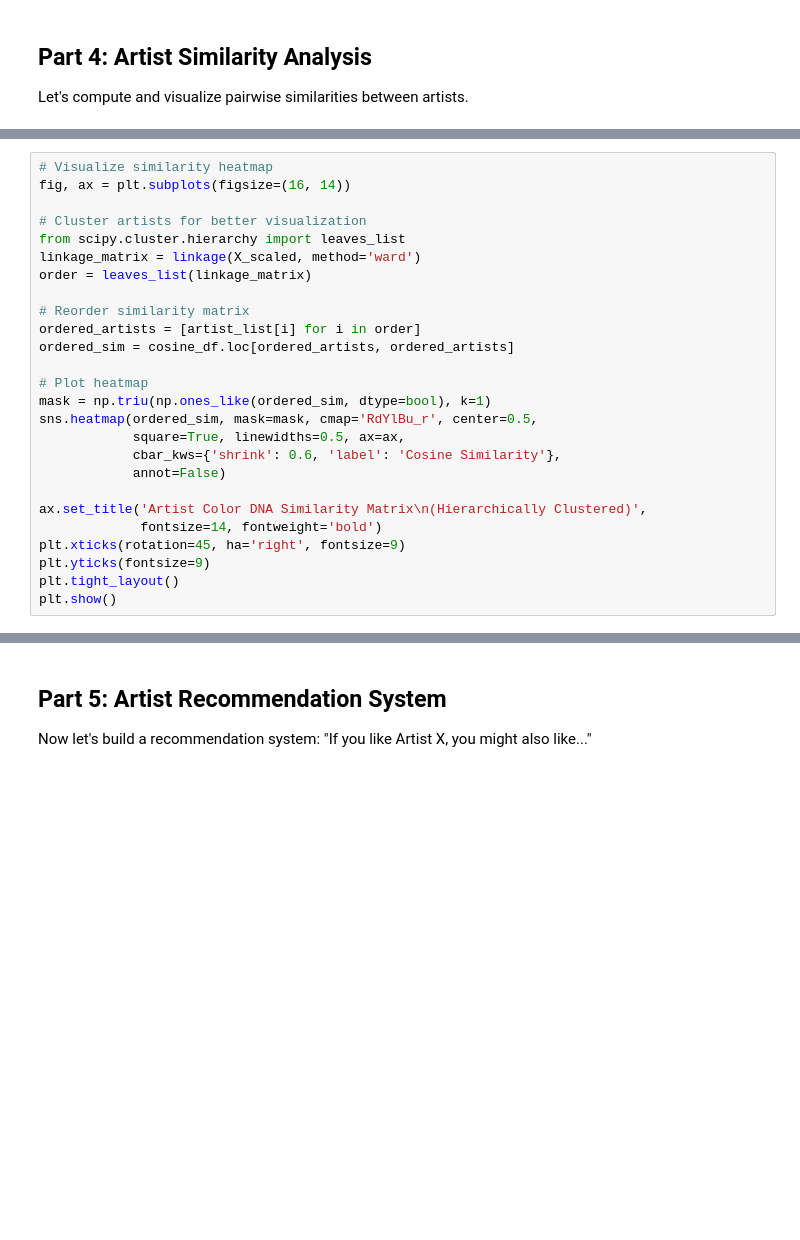
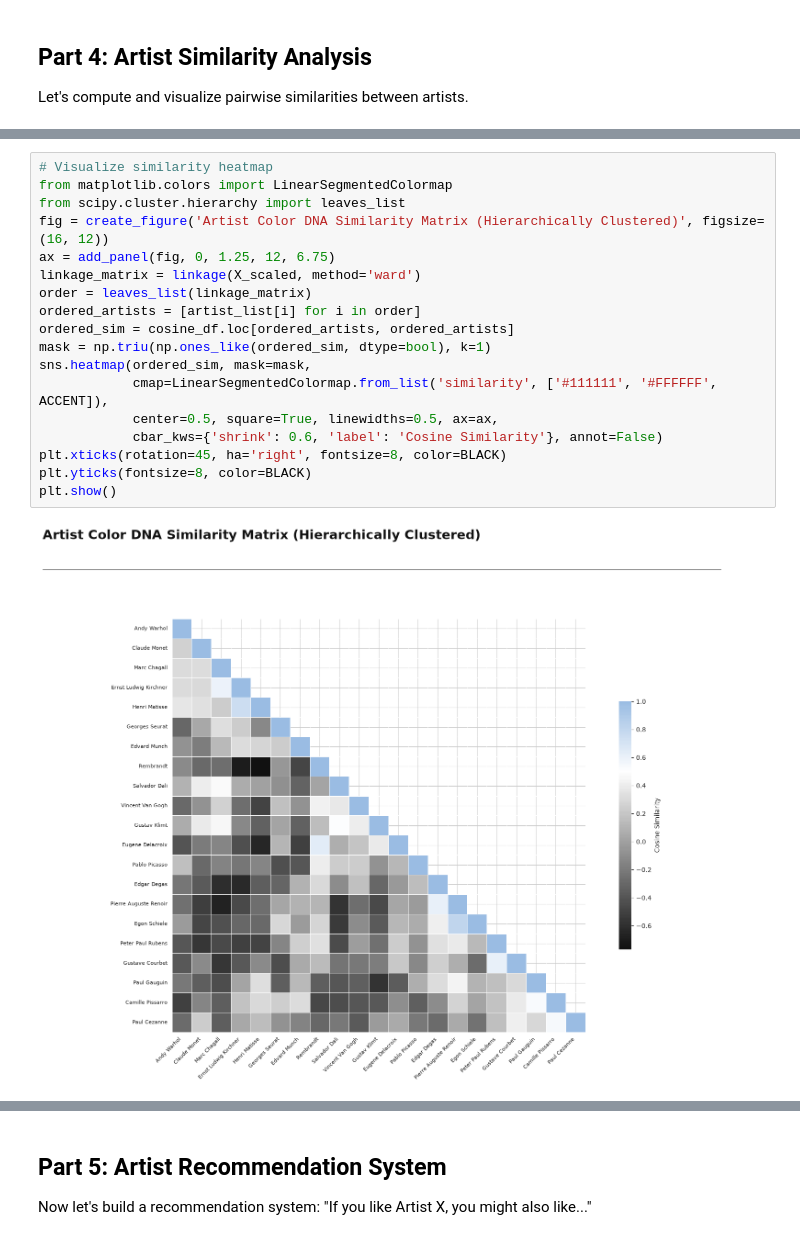
Before and after one commit to MichailSemoglou/renoir, a Jupyter notebook: examples/color_analysis/14_artist_color_dna.ipynb, the cells around one changed output, grey strips where cells are left out. Cells and saved outputs as stored; diff of their text form; blank space fills up the shorter version.

```diff
--- a/examples/color_analysis/14_artist_color_dna.ipynb
+++ b/examples/color_analysis/14_artist_color_dna.ipynb
@@ -482,28 +489,22 @@ print("Similarity matrices computed!")
 # %%
 # Visualize similarity heatmap
-fig, ax = plt.subplots(figsize=(16, 14))
-
-# Cluster artists for better visualization
+from matplotlib.colors import LinearSegmentedColormap
 from scipy.cluster.hierarchy import leaves_list
+fig = create_figure('Artist Color DNA Similarity Matrix (Hierarchically Clustered)', figsize=(16, 12))
+ax = add_panel(fig, 0, 1.25, 12, 6.75)
 linkage_matrix = linkage(X_scaled, method='ward')
 order = leaves_list(linkage_matrix)
-
-# Reorder similarity matrix
 ordered_artists = [artist_list[i] for i in order]
 ordered_sim = cosine_df.loc[ordered_artists, ordered_artists]
-
-# Plot heatmap
 mask = np.triu(np.ones_like(ordered_sim, dtype=bool), k=1)
-sns.heatmap(ordered_sim, mask=mask, cmap='RdYlBu_r', center=0.5,
-            square=True, linewidths=0.5, ax=ax,
-            cbar_kws={'shrink': 0.6, 'label': 'Cosine Similarity'},
-            annot=False)
-
-ax.set_title('Artist Color DNA Similarity Matrix\n(Hierarchically Clustered)',
-             fontsize=14, fontweight='bold')
-plt.xticks(rotation=45, ha='right', fontsize=9)
-plt.yticks(fontsize=9)
-plt.tight_layout()
+sns.heatmap(ordered_sim, mask=mask,
+            cmap=LinearSegmentedColormap.from_list('similarity', ['#111111', '#FFFFFF', ACCENT]),
+            center=0.5, square=True, linewidths=0.5, ax=ax,
+            cbar_kws={'shrink': 0.6, 'label': 'Cosine Similarity'}, annot=False)
+plt.xticks(rotation=45, ha='right', fontsize=8, color=BLACK)
+plt.yticks(fontsize=8, color=BLACK)
 plt.show()
+# %% [output]
+[figure, added]
 # %%
 # Hierarchical clustering dendrogram
```
Also changed, not shown: parts of 28 cells of this notebook, 33 other files.
